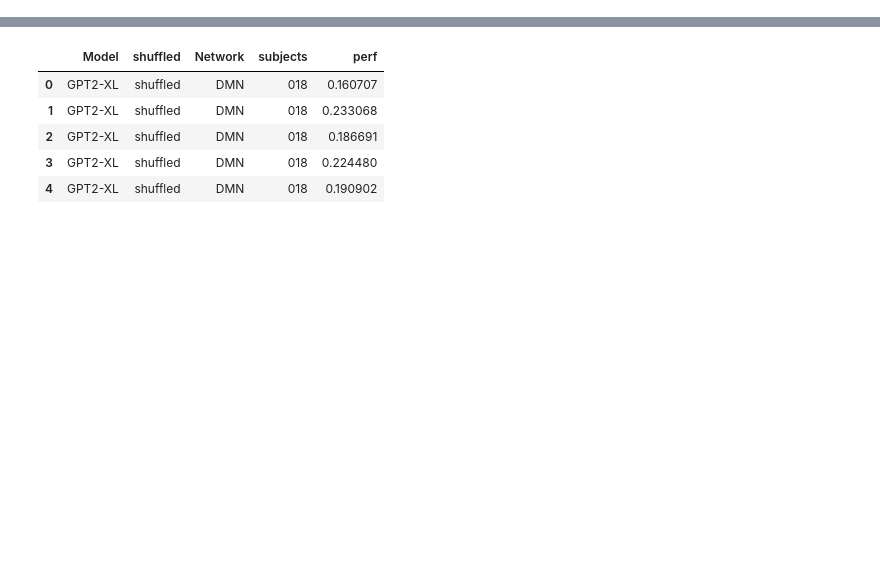
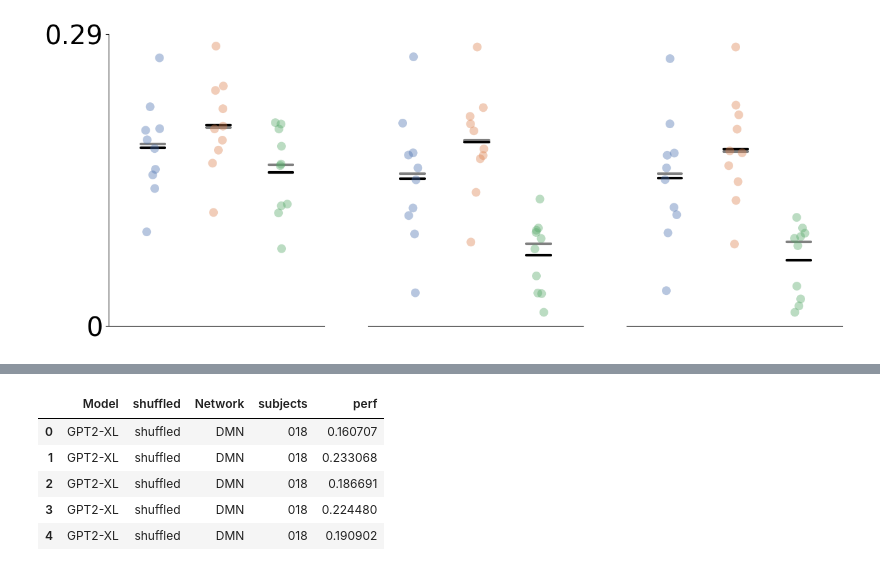
Before and after one commit to ebrahimfeghhi/beyond-brainscore, a Jupyter notebook: analyze_results/figures_code/figure2.ipynb, the cells around one changed output, grey strips where cells are left out. Cells and saved outputs as stored; diff of their text form; code cells hidden in the pictures; blank space fills up the shorter version.

Commit message:
Figure 2 done

```diff
--- a/analyze_results/figures_code/figure2.ipynb
+++ b/analyze_results/figures_code/figure2.ipynb
@@ -24,3 +17,7 @@ np.load('/data/LLMs/brainscore/results_pereira//shuffled/y_test_ordered_384.npy'
+# %%
+best_layer_gpt2 = np.load('best_layer_sigma_info/best_gpt2xl_layer.npz')
+best_sigma = np.load('best_layer_sigma_info/best_sigma.npz')
+feature_extraction_arr = ['', '-sp', '-mp']
 # %%
 exp = ['243', '384']
 
@@ -79,3 +87,90 @@ mse_intercept_pereira_full[243:, non_nan_indices_384] = mse_intercept_384
 mse_intercept_pereira_full_shuffled = np.full(shape_pereira_full, fill_value=np.nan)
 mse_intercept_pereira_full_shuffled[:243, non_nan_indices_243] = mse_intercept_243_shuffled
 mse_intercept_pereira_full_shuffled[243:, non_nan_indices_384] = mse_intercept_384_shuffled
+# %%
+dataset_arr = ['pereira', 'fedorenko', 'blank']
+feature_extraction_arr = ['', '-sp', '-mp']
+
+for dataset in dataset_arr:
+
+    if dataset == 'pereira':
+
+        exp_arr = ['243', '384']
+    else:
+
+        exp_arr = ['']
+
+    fig, ax = plt.subplots(1,3,figsize=(15,6))
+
+    for i, fe in enumerate(feature_extraction_arr):
+
+
+        print(dataset)
+        banded_gpt2_OASM = {'perf': [], 'Model': [], 'Network': [], 'subjects': []}
+
+        for exp in exp_arr:
+
+            if len(exp) > 0:
+                bl = best_layer_gpt2[f"{dataset}_{exp}_out_of_sample_r2_shuffled_ridge{fe}"]
+                bs = best_sigma[f"{dataset}_{exp}_out_of_sample_r2_shuffled_ridge"]
+            else:
+                bl = best_layer_gpt2[f"{dataset}_out_of_sample_r2_shuffled_ridge{fe}"]
+                bs = best_sigma[f"{dataset}_out_of_sample_r2_shuffled_ridge"]
+
+            if len(exp) > 0:
+
+                banded_model = np.load(f'/data/LLMs/brainscore/results_{dataset}/shuffled/{dataset}_gpt2-xl{fe}_OASM_layer1_1000_{exp}.npz')
+                gpt2_model = np.load(f'/data/LLMs/brainscore/results_{dataset}/shuffled/{dataset}_gpt2-xl{fe}_layer_{bl}_1_{exp}.npz')
+                OASM_model = np.load(f'/data/LLMs/brainscore/results_{dataset}/shuffled/{dataset}_OASM-all-sigma_{bs}_1_{exp}.npz')
+
+            else:
+
+                banded_model = np.load(f'/data/LLMs/brainscore/results_{dataset}/shuffled/{dataset}_gpt2-xl{fe}_OASM_layer1_1000.npz')
+                gpt2_model = np.load(f'/data/LLMs/brainscore/results_{dataset}/shuffled/{dataset}_gpt2-xl{fe}_layer_{bl}_1.npz')
+                OASM_model = np.load(f'/data/LLMs/brainscore/results_{dataset}/shuffled/{dataset}_OASM-all-sigma_{bs}_1.npz')
+
+            num_vals = len(banded_model['out_of_sample_r2'])
+
+            banded_gpt2_OASM['perf'].extend(np.maximum(banded_model['out_of_sample_r2'],gpt2_model['out_of_sample_r2']))
+            banded_gpt2_OASM['perf'].extend(gpt2_model['out_of_sample_r2'])
+            banded_gpt2_OASM['perf'].extend(OASM_model['out_of_sample_r2'])
+
+            banded_gpt2_OASM['Model'].extend(np.repeat('Banded', num_vals))
+            banded_gpt2_OASM['Model'].extend(np.repeat(f'GPT2{fe}', num_vals))
+            banded_gpt2_OASM['Model'].extend(np.repeat('OASM', num_vals))
+
+            if dataset == 'pereira':
+                banded_gpt2_OASM['Network'].extend(np.tile(br_labels_dict[exp],3))
+                banded_gpt2_OASM['subjects'].extend(np.tile(subjects_dict[exp],3))
+
+            elif dataset == 'fedorenko':
+                banded_gpt2_OASM['Network'].extend(np.tile(['language'], num_vals*3))
+                banded_gpt2_OASM['subjects'].extend(np.tile(subjects_arr_fed, 3))
+
+            else:
+                banded_gpt2_OASM['Network'].extend(np.tile(['language'], num_vals*3))
+                banded_gpt2_OASM['subjects'].extend(np.tile(subjects_arr_blank,3))
+
+
+        banded_gpt2_OASM_pd = pd.DataFrame(banded_gpt2_OASM)
+
+        plot_across_subjects(banded_gpt2_OASM_pd, dataset=dataset, selected_networks=['language'], figurePath=None, clip_zero=True, ms=10,
+                            ylabel_str='', median=False, line_extend=0.05, draw_lines=False, ax_select=ax[i], hue_order=['OASM', 'Banded', f'GPT2{fe}'])
+
+        ax[0].set_yticks((0, round(float(ax[0].get_ylim()[1]),2)))
+        ax[0].set_yticklabels((0, round(float(ax[0].get_ylim()[1]),2)), fontsize=30)
+
+        ax[1].spines['left'].set_visible(False)   # Hide the left spine
+        ax[1].yaxis.set_visible(False)            # Hide the y-axis
+        ax[1].set_yticks([])                      # Remove yticks
+        ax[1].set_yticklabels([])
+        ax[2].spines['left'].set_visible(False)   # Hide the left spine
+        ax[2].yaxis.set_visible(False)            # Hide the y-axis
+        ax[2].set_yticks([])                      # Remove yticks
+        ax[2].set_yticklabels([])
+
+    fig.savefig(f"/home2/ebrahim/beyond-brainscore/analyze_results/figures_code/figures/new_figures/figure2/banded/{dataset}_banded", dpi=300, bbox_inches='tight')
+    fig.savefig(f"/home2/ebrahim/beyond-brainscore/analyze_results/figures_code/figures/new_figures/figure2/banded/{dataset}_banded.pdf", bbox_inches='tight')
+
+    plt.show()
+# %% [output]
@@ -81,0 +183 @@ mse_intercept_pereira_full_shuffled[243:, non_nan_indices_384] = mse_intercept_3
+[figure, added]
```
Also changed, not shown: parts of 22 cells of this notebook, 29 other files.
